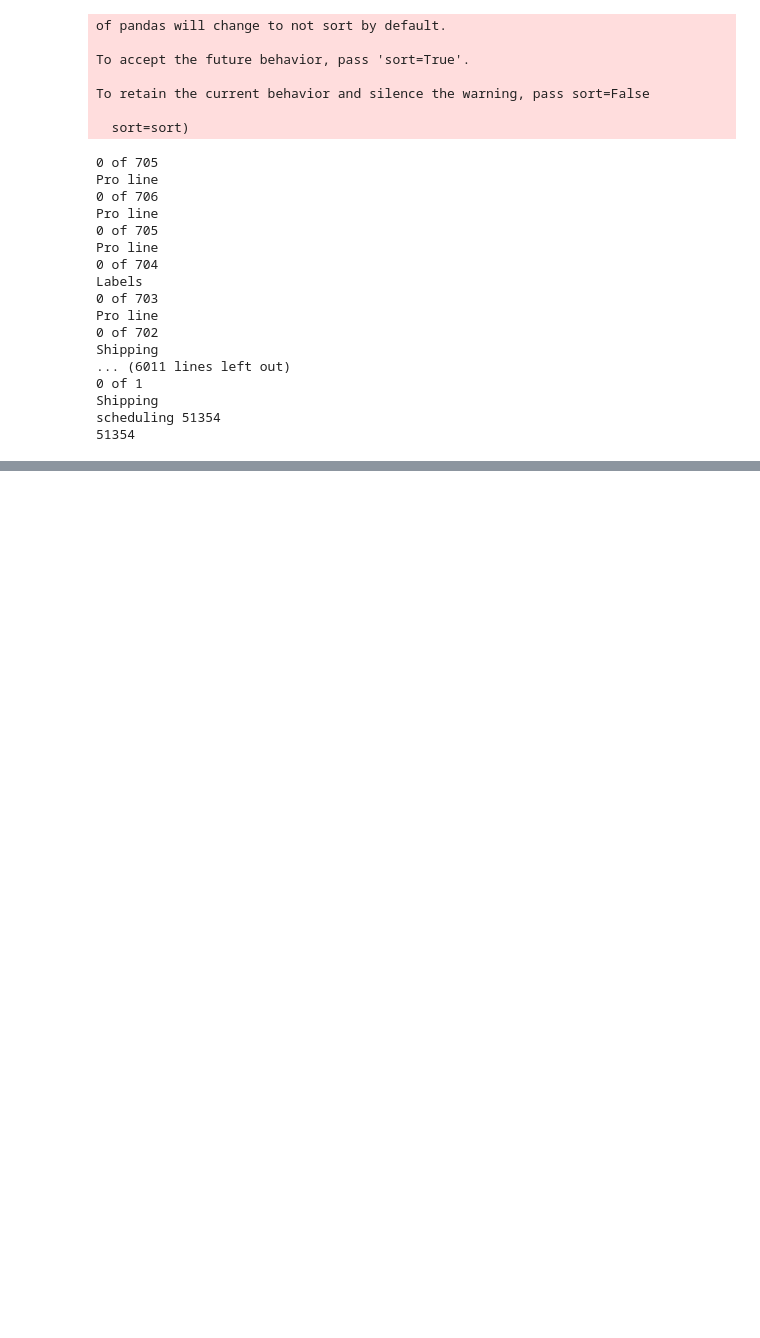
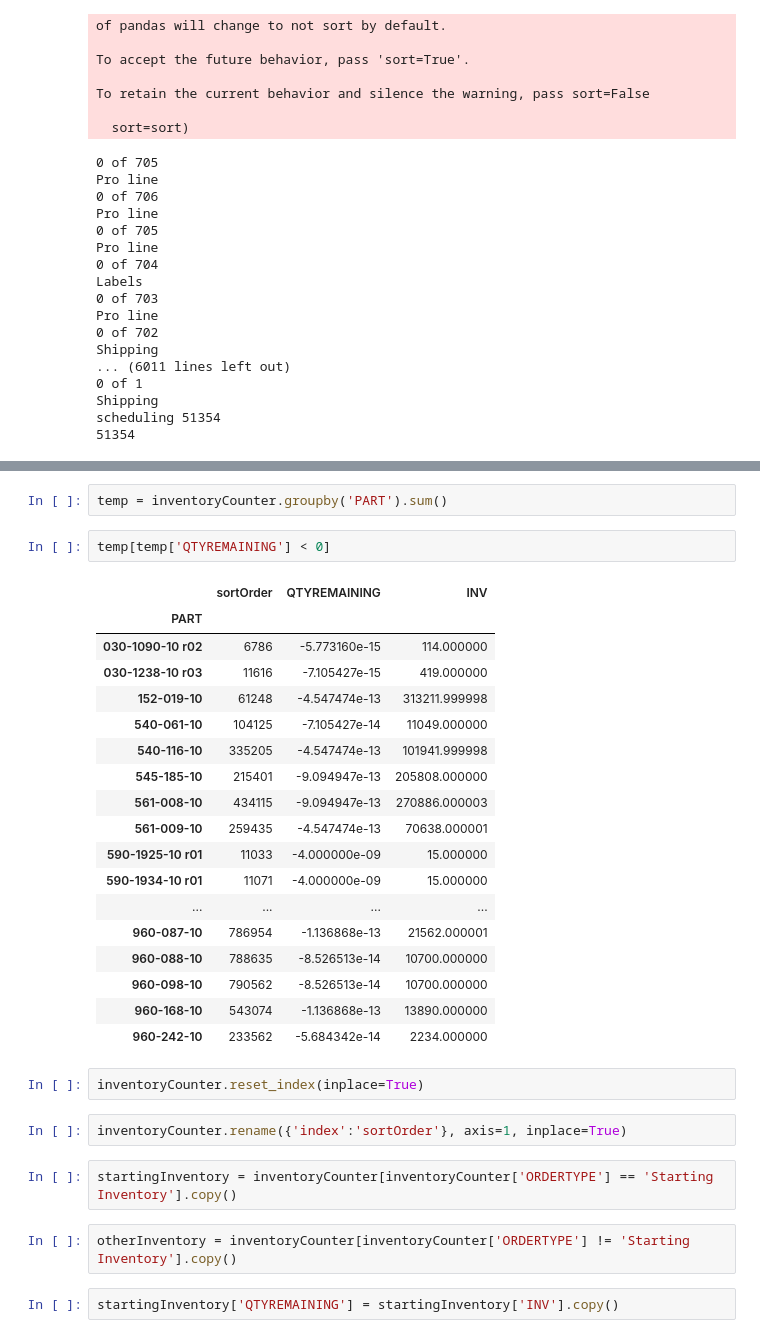
Before and after one commit to jnelson-commnet/FB_Auto_Scheduler, a Jupyter notebook: Untitled.ipynb, the cells around one changed output, grey strips where cells are left out. Cells and saved outputs as stored; diff of their text form; blank space fills up the shorter version.

```diff
--- a/Untitled.ipynb
+++ b/Untitled.ipynb
@@ -871,0 +851,33 @@ inventoryCounter
+# %%
+temp = inventoryCounter.groupby('PART').sum()
+# %%
+temp[temp['QTYREMAINING'] < 0]
+# %% [output]
+|  | sortOrder | QTYREMAINING | INV |
+| PART |  |  |  |
+| 030-1090-10 r02 | 6786 | -5.773160e-15 | 114.000000 |
+| 030-1238-10 r03 | 11616 | -7.105427e-15 | 419.000000 |
+| 152-019-10 | 61248 | -4.547474e-13 | 313211.999998 |
+| 540-061-10 | 104125 | -7.105427e-14 | 11049.000000 |
+| 540-116-10 | 335205 | -4.547474e-13 | 101941.999998 |
+| 545-185-10 | 215401 | -9.094947e-13 | 205808.000000 |
+| 561-008-10 | 434115 | -9.094947e-13 | 270886.000003 |
+| 561-009-10 | 259435 | -4.547474e-13 | 70638.000001 |
+| 590-1925-10 r01 | 11033 | -4.000000e-09 | 15.000000 |
+| 590-1934-10 r01 | 11071 | -4.000000e-09 | 15.000000 |
+| ... | ... | ... | ... |
+| 960-087-10 | 786954 | -1.136868e-13 | 21562.000001 |
+| 960-088-10 | 788635 | -8.526513e-14 | 10700.000000 |
+| 960-098-10 | 790562 | -8.526513e-14 | 10700.000000 |
+| 960-168-10 | 543074 | -1.136868e-13 | 13890.000000 |
+| 960-242-10 | 233562 | -5.684342e-14 | 2234.000000 |
+# %%
+inventoryCounter.reset_index(inplace=True)
+# %%
+inventoryCounter.rename({'index':'sortOrder'}, axis=1, inplace=True)
+# %%
+startingInventory = inventoryCounter[inventoryCounter['ORDERTYPE'] == 'Starting Inventory'].copy()
+# %%
+otherInventory = inventoryCounter[inventoryCounter['ORDERTYPE'] != 'Starting Inventory'].copy()
+# %%
+startingInventory['QTYREMAINING'] = startingInventory['INV'].copy()
```
Also changed, not shown: parts of 11 cells of this notebook, 2 other files.
